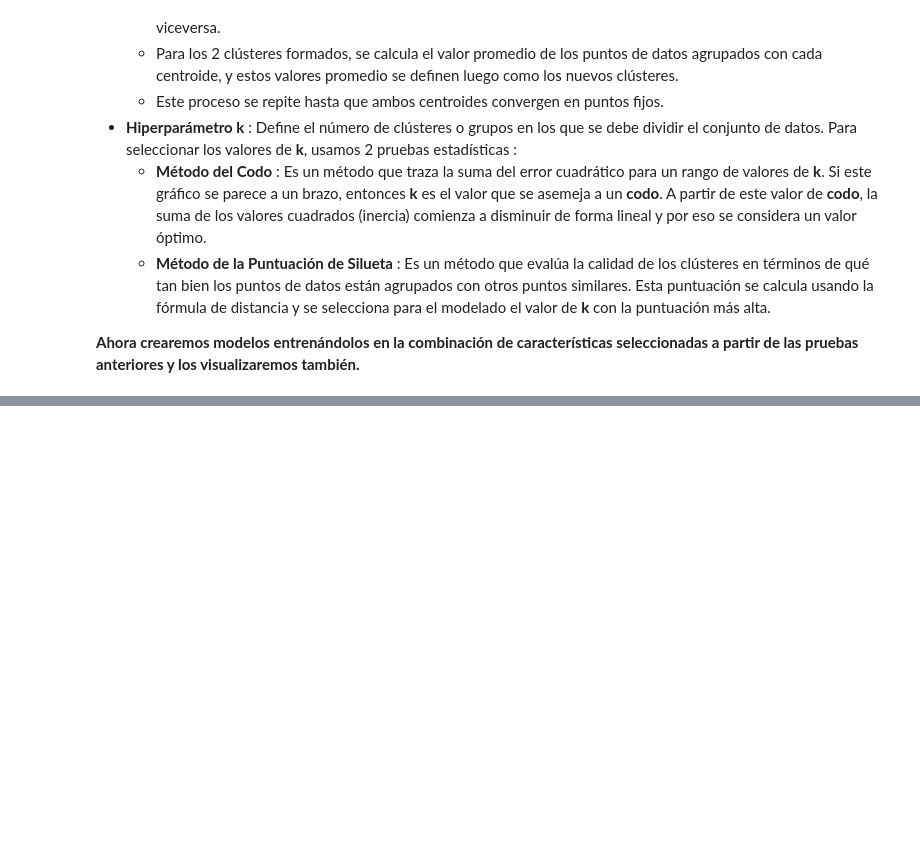
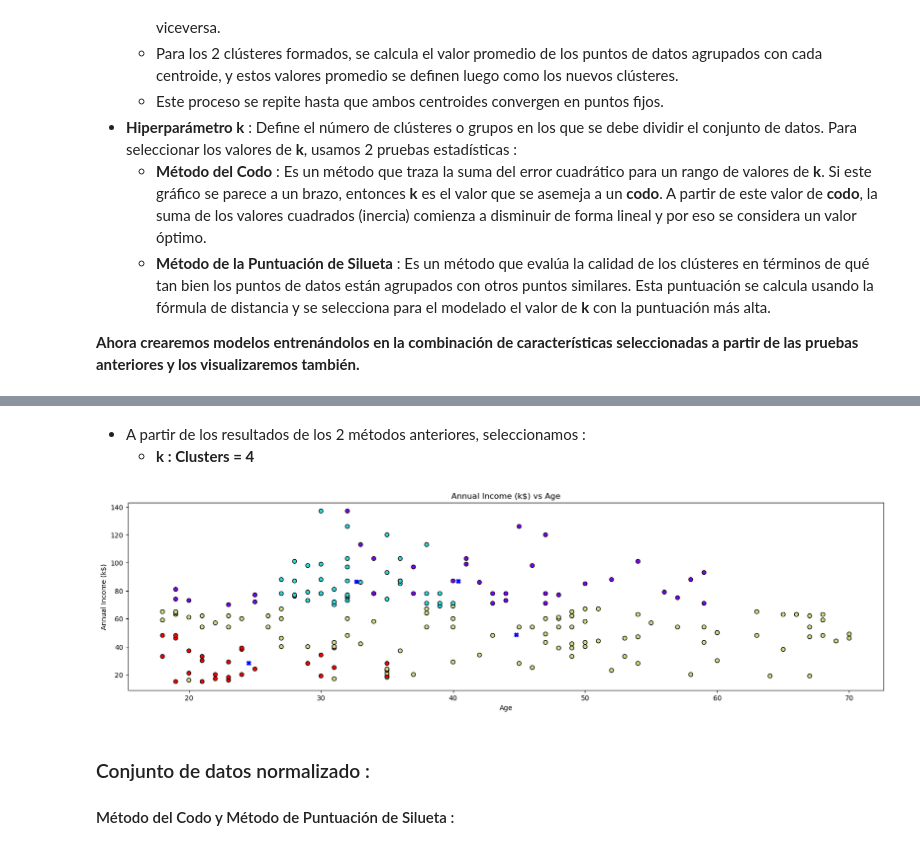
Before and after one commit to DevFntxy/ECBD_9A_IDGS_PRACTICAS_230892, a Jupyter notebook: Practica09/Practica09.ipynb, the cells around one changed output, grey strips where cells are left out. Drawn from its saved outputs; the diff is of its cells as text; code cells hidden in the pictures; blank space fills up the shorter version.

Commit message:
Practica-09
Add - Se agrego la normalizacion de los datos

```diff
--- a/Practica09/Practica09.ipynb
+++ b/Practica09/Practica09.ipynb
@@ -473,0 +559,23 @@ df2['Spending Score (1-100)'] = mms.fit_transform(df2[['Spending Score (1-100)']
+# %% [markdown]
+- A partir de los resultados de los 2 métodos anteriores, seleccionamos :
+    - **k : Clusters = 4**
+# %%
+model = KMeans(n_clusters = 4,max_iter = 1000)
+model.fit(m1)
+cluster = model.cluster_centers_
+centroids = np.array(cluster)
+labels = model.labels_
+
+plt.figure(figsize = (20,5))
+plt.scatter(centroids[:,0],centroids[:,1], marker = "X", color = 'b')
+plt.scatter(x = 'Age',y = 'Annual Income (k$)',c = labels,cmap = 'rainbow',data = df1,edgecolor = 'black');
+plt.title('Annual Income (k$) vs Age')
+plt.xlabel('Age')
+plt.ylabel('Annual Income (k$)')
+plt.show();
+# %% [output]
+[figure, added]
+# %% [markdown]
+### Conjunto de datos normalizado :
+
+#### Método del Codo y Método de Puntuación de Silueta :
```
Also changed, not shown: parts of 15 cells of this notebook.
